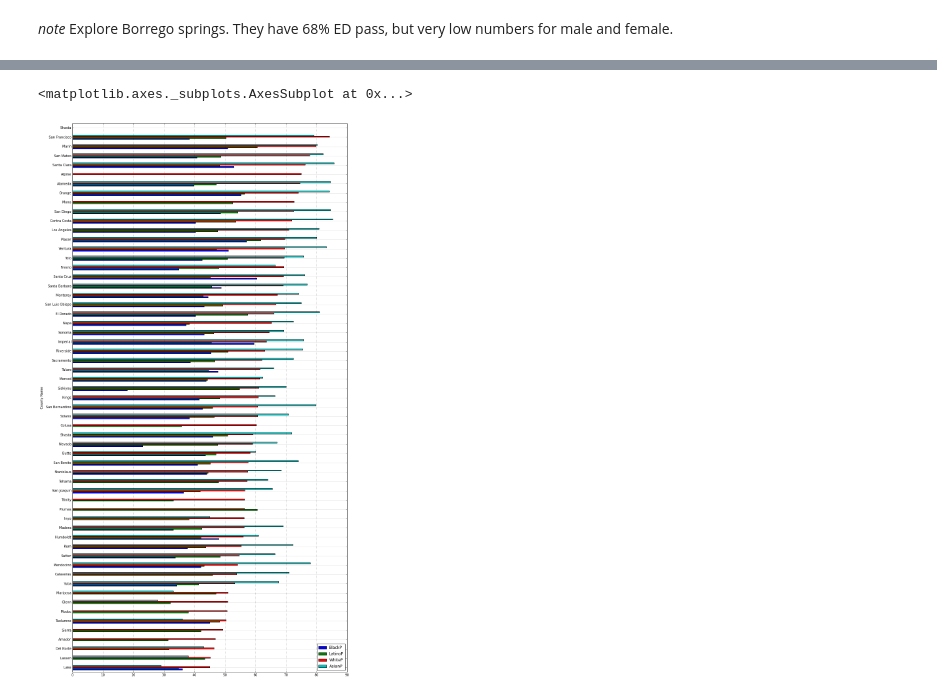
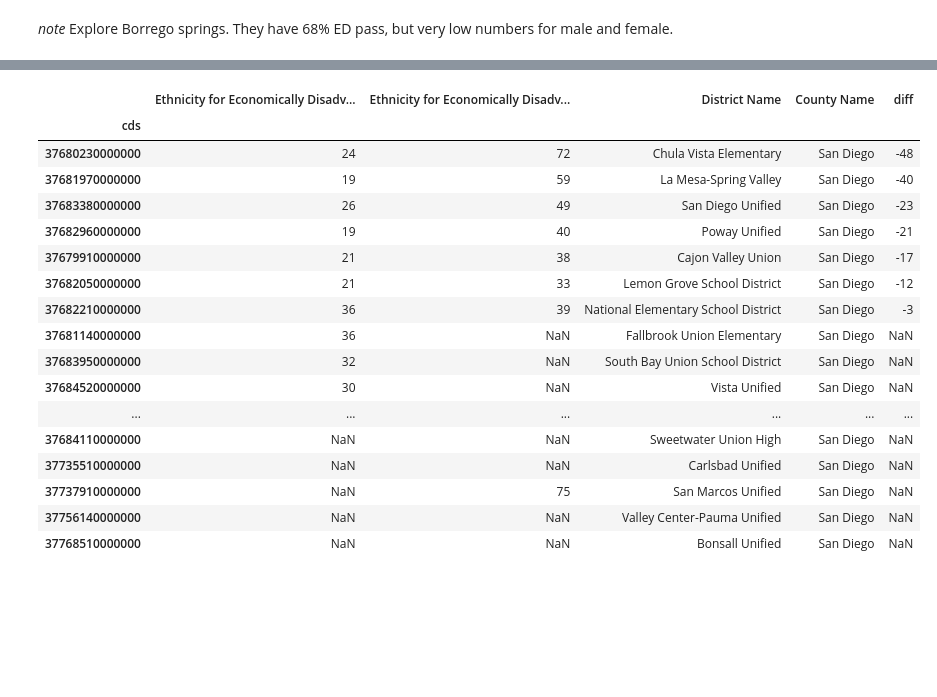
Before and after one commit to sandiegodata-projects/333-CAASPP, a Jupyter notebook: eric/Districts.ipynb, the cells around one changed output, grey strips where cells are left out. Cells and saved outputs as stored; diff of their text form; code cells hidden in the pictures; blank space fills up the shorter version.

```diff
--- a/eric/Districts.ipynb
+++ b/eric/Districts.ipynb
@@ -201,5 +186,21 @@ county_p_race_j = county_p_race.join(county_names,how='left', rsuffix='_r').sort
-# %%
-county_p_race_j[['BlackP','LatinoP','WhiteP','AsianP']].sort('WhiteP').plot(kind='barh', figsize = (15,30))
-# %% [output]
-<matplotlib.axes._subplots.AxesSubplot at 0x...>
-[figure, removed]
+# %%
+district_difs(3, 200,202)
+# %% [output]
+|  | Ethnicity for Economically Disadv... | Ethnicity for Economically Disadv... | District Name | County Name | diff |
+| cds |  |  |  |  |  |
+| 37680230000000 | 24 | 72 | Chula Vista Elementary | San Diego | -48 |
+| 37681970000000 | 19 | 59 | La Mesa-Spring Valley | San Diego | -40 |
+| 37683380000000 | 26 | 49 | San Diego Unified | San Diego | -23 |
+| 37682960000000 | 19 | 40 | Poway Unified | San Diego | -21 |
+| 37679910000000 | 21 | 38 | Cajon Valley Union | San Diego | -17 |
+| 37682050000000 | 21 | 33 | Lemon Grove School District | San Diego | -12 |
+| 37682210000000 | 36 | 39 | National Elementary School District | San Diego | -3 |
+| 37681140000000 | 36 | NaN | Fallbrook Union Elementary | San Diego | NaN |
+| 37683950000000 | 32 | NaN | South Bay Union School District | San Diego | NaN |
+| 37684520000000 | 30 | NaN | Vista Unified | San Diego | NaN |
+| ... | ... | ... | ... | ... | ... |
+| 37684110000000 | NaN | NaN | Sweetwater Union High | San Diego | NaN |
+| 37735510000000 | NaN | NaN | Carlsbad Unified | San Diego | NaN |
+| 37737910000000 | NaN | 75 | San Marcos Unified | San Diego | NaN |
+| 37756140000000 | NaN | NaN | Valley Center-Pauma Unified | San Diego | NaN |
+| 37768510000000 | NaN | NaN | Bonsall Unified | San Diego | NaN |
```
Also changed, not shown: parts of 18 cells of this notebook.
